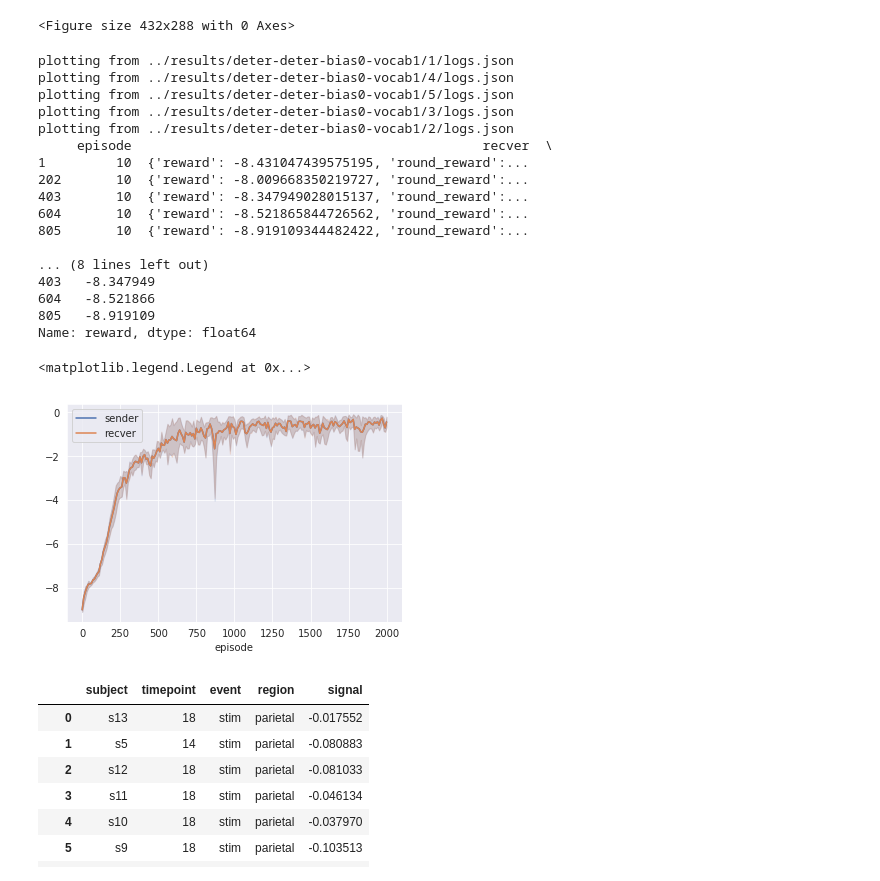
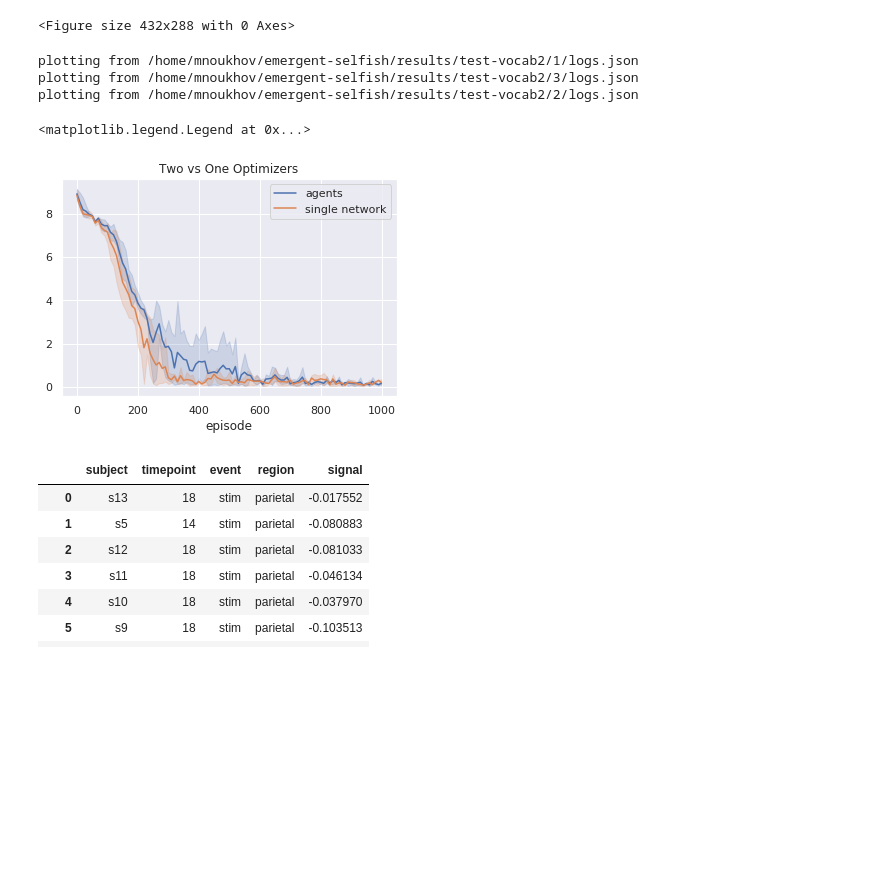
Before and after one commit to mnoukhov/emergent-compete, a Jupyter notebook: scripts/Plotting.ipynb, the cells around one changed output. Saved outputs shown, nothing was run; the diff lists cells and outputs as text; code cells hidden in the pictures; blank space fills up the shorter version.

```diff
--- a/scripts/Plotting.ipynb
+++ b/scripts/Plotting.ipynb
@@ -137,63 +138,43 @@ plotting from ../results/deter-deter-bias9-vocab2/2/logs.json
 [figure]
 <Figure size 432x288 with 0 Axes>
 # %%
-logpath = Path(logpath)
+logdir = '/home/mnoukhov/emergent-selfish/results/test-vocab2'
 
-if logpath.is_dir():
-    logpaths = list(path for path in logpath.glob('*/*.json'))
-else:
-    logpaths = [logpath]
+logpath = Path(logdir)
 
-path_logs = []
-for path in logpaths:
+config_file = next(logpath.glob('**/*.gin'))
+gin.parse_config_file(config_file, skip_unknown=True)
+env = ISR()
+
+run_logs = []
+for path in logpath.glob('**/*.json'):
     print(f'plotting from {path}')
     with open(path, 'r') as logfile:
-        path_logs.append(pd.read_json(logfile))
+        run_logs.append(pd.read_json(logfile))
 
-
-logs = pd.concat(path_logs, ignore_index=True)
-print(logs[logs['episode']==10])
-
+logs = pd.concat(run_logs, ignore_index=True)
 sender = pd.DataFrame(logs['sender'].to_list()).join(logs['episode'])
 recver = pd.DataFrame(logs['recver'].to_list()).join(logs['episode'])
+test = pd.DataFrame(logs['test'].to_list()).join(logs['episode'])
 
-# episode = logs['episode']
-# sender = pd.DataFrame([s for s in logs['sender']], index=episode)
-# recver = pd.DataFrame([s for s in logs['recver']], index=episode)
-
-sns.lineplot(data=sender, x="episode", y="reward", label="sender")
-sns.lineplot(data=recver, x="episode", y="reward", label="recver")
-
-# sns.lineplot(x=sender.index, y=(sender['loss'] + recver['loss'])/2, label='avg')
+sns.lineplot(data=sender, x="episode", y="loss", label="agents")
+# sns.lineplot(data=recver, x="episode", y="loss", label="recver")
+sns.lineplot(data=test, x="episode", y="loss", label="single network")
 
 # for sample in ["0", "15", "30"]:
 #     sns.lineplot(data=sender, x=sender.index, y=sample, label=sample)
 
 
 # # sns.lineplot(data=sender, x=sender.index, y="round_reward", label="sender")
-# # plt.title("Round")
+plt.title("Two vs One Optimizers")
 plt.ylabel('')
 plt.legend()
 # %% [output]
-plotting from ../results/deter-deter-bias0-vocab1/1/logs.json
-plotting from ../results/deter-deter-bias0-vocab1/4/logs.json
-plotting from ../results/deter-deter-bias0-vocab1/5/logs.json
-plotting from ../results/deter-deter-bias0-vocab1/3/logs.json
-plotting from ../results/deter-deter-bias0-vocab1/2/logs.json
-     episode                                             recver  \
-1         10  {'reward': -8.431047439575195, 'round_reward':...
-202       10  {'reward': -8.009668350219727, 'round_reward':...
-403       10  {'reward': -8.347949028015137, 'round_reward':...
-604       10  {'reward': -8.521865844726562, 'round_reward':...
-805       10  {'reward': -8.919109344482422, 'round_reward':...
-
-... (8 lines left out)
-403   -8.347949
-604   -8.521866
-805   -8.919109
-Name: reward, dtype: float64
+plotting from /home/mnoukhov/emergent-selfish/results/test-vocab2/1/logs.json
+plotting from /home/mnoukhov/emergent-selfish/results/test-vocab2/3/logs.json
+plotting from /home/mnoukhov/emergent-selfish/results/test-vocab2/2/logs.json
 <matplotlib.legend.Legend at 0x...>
-[figure, old version]
+[figure, new version]
 # %%
 sns.load_dataset('fmri')
 # %% [output]
```
Also changed, not shown: parts of 1 cell of this notebook, 4 other files.
